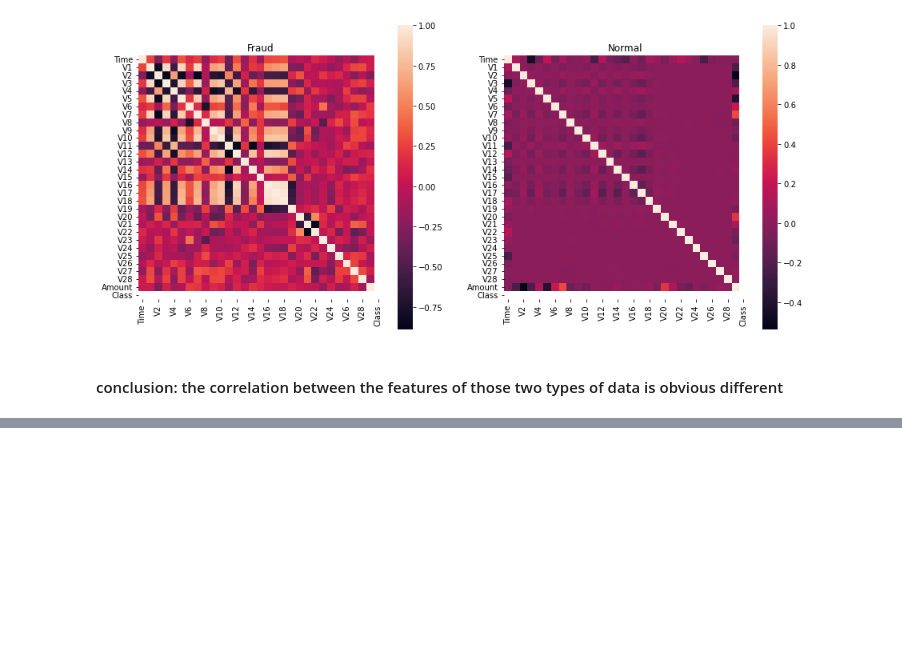
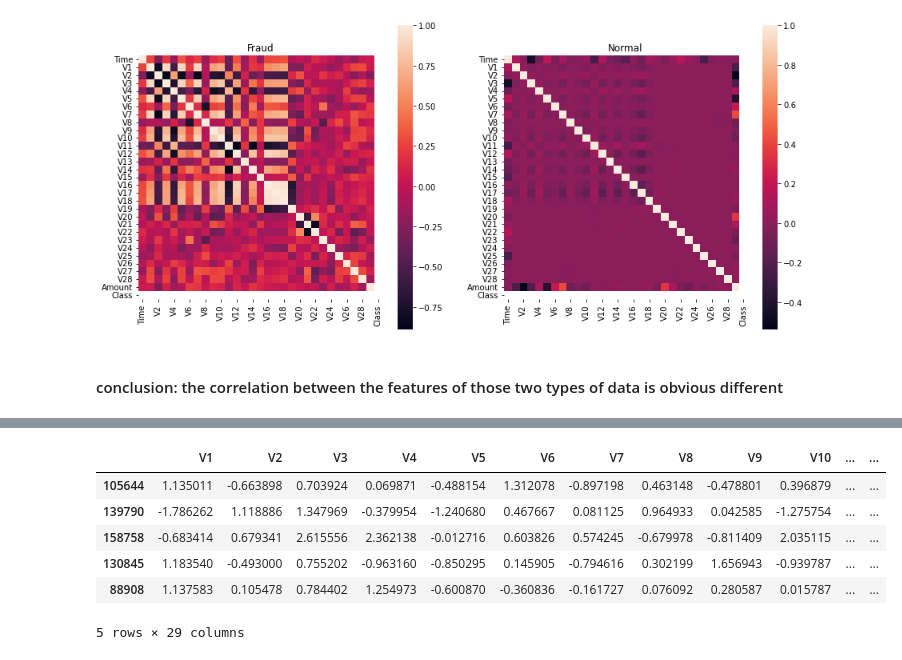
Before and after one commit to DuanLee2520/creditCardFraud, a Jupyter notebook: CCFraud.ipynb, the cells around one changed output, grey strips where cells are left out. Drawn from its saved outputs; the diff is of its cells as text; code cells hidden in the pictures; blank space fills up the shorter version.

```diff
--- a/CCFraud.ipynb
+++ b/CCFraud.ipynb
@@ -110,0 +140,10 @@ plt.show()
+# %%
+x_train.head()
+# %% [output]
+|  | V1 | V2 | V3 | V4 | V5 | V6 | V7 | V8 | V9 | V10 | ... | ... |
+| 105644 | 1.135011 | -0.663898 | 0.703924 | 0.069871 | -0.488154 | 1.312078 | -0.897198 | 0.463148 | -0.478801 | 0.396879 | ... | ... |
+| 139790 | -1.786262 | 1.118886 | 1.347969 | -0.379954 | -1.240680 | 0.467667 | 0.081125 | 0.964933 | 0.042585 | -1.275754 | ... | ... |
+| 158758 | -0.683414 | 0.679341 | 2.615556 | 2.362138 | -0.012716 | 0.603826 | 0.574245 | -0.679978 | -0.811409 | 2.035115 | ... | ... |
+| 130845 | 1.183540 | -0.493000 | 0.755202 | -0.963160 | -0.850295 | 0.145905 | -0.794616 | 0.302199 | 1.656943 | -0.939787 | ... | ... |
+| 88908 | 1.137583 | 0.105478 | 0.784402 | 1.254973 | -0.600870 | -0.360836 | -0.161727 | 0.076092 | 0.280587 | 0.015787 | ... | ... |
+5 rows × 29 columns
```
Also changed, not shown: parts of 34 cells of this notebook.
